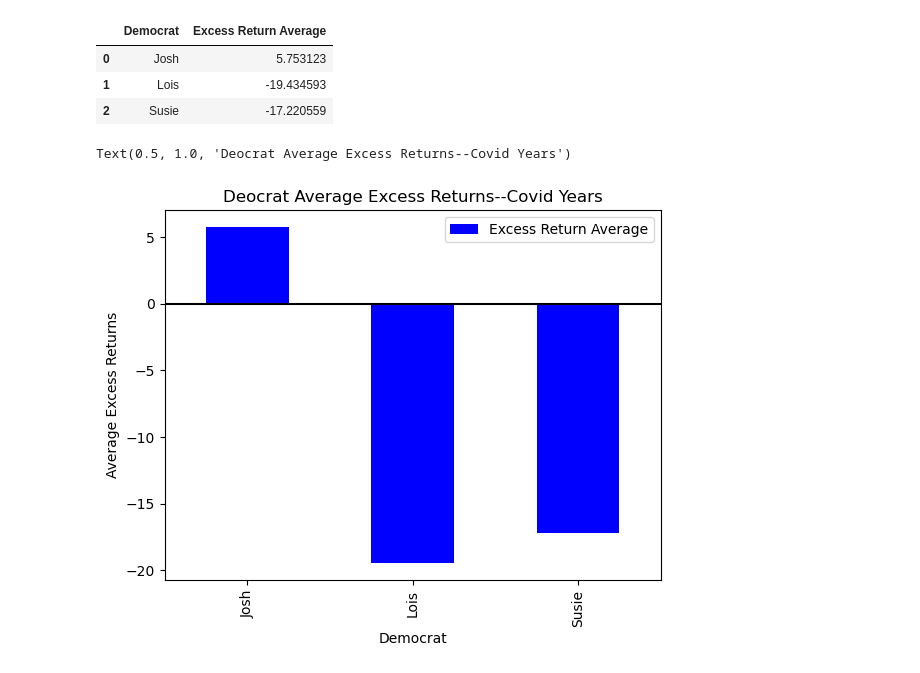
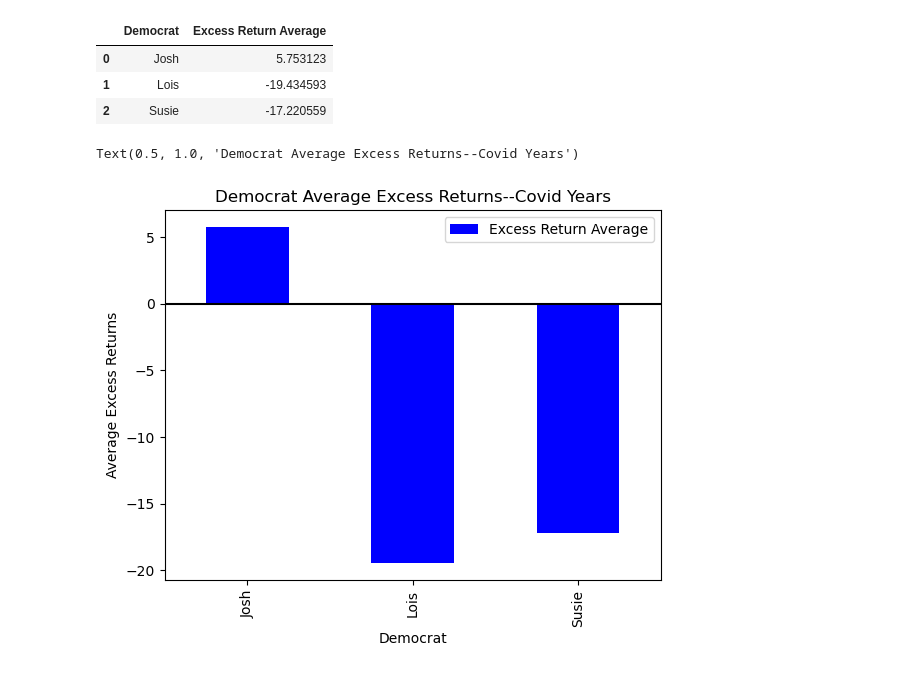
Before and after one commit to tsjohns9/ai-project-1, a Jupyter notebook: shayne.ipynb, the cells around one changed output. Cells and saved outputs as stored; diff of their text form; code cells hidden in the pictures.

```diff
--- a/shayne.ipynb
+++ b/shayne.ipynb
@@ -70,3 +70,5 @@ display(x_df_clean.tail())
 | 47268 | Mr. Alan S. Lowenthal | D | KANSAS CITY SOUTHERN | 2012-06-06 | Purchase | $1,001 - $15,000 | 89.238230 |
 | 47269 | Mr. Alan S. Lowenthal | D | EL PASO CORPORATION PREFERRED STOCK | 2012-03-20 | Sale | $1,001 - $15,000 | NaN |
 | 47270 | Mr. Alan S. Lowenthal | D | EL PASO CORPORATION PREFERRED STOCK | 2012-02-27 | Sale | $1,001 - $15,000 | NaN |
+# %%
+x_df_clean['Traded'] = pd.to_datetime(x_df_clean['Traded'])
@@ -167,3 +175,13 @@ df_perdue = x_df_clean[x_df_clean['Name_Party'] == 'Perdue, David (R)']
 df_lois = x_df_clean[x_df_clean['Name_Party'] == 'Lois Frankel (D)']
 df_greg = x_df_clean[x_df_clean['Name_Party'] == 'Greg Gianforte (R)']
 df_susie = x_df_clean[x_df_clean['Name_Party'] == 'Susie Lee (D)']
+
+top6_df = pd.concat([
+    df_josh,
+    df_thomas,
+    df_perdue,
+    df_lois,
+    df_greg,
+    df_susie
+], ignore_index=True)
+top6_df
@@ -248,0 +202,3 @@ perdue_fil
+# %%
+top6_fil = top6_df[(top6_df['Traded'] >= '2019-01-01') & (top6_df['Traded'] <= '2021-12-31')]
+top6_fil
@@ -249,3 +219,10 @@ perdue_fil
+# %%
+josh_fil = top6_fil[top6_fil['Name_Party'] == 'Josh Gottheimer (D)']
+thomas_fil = top6_fil[top6_fil['Name_Party'] == 'Thomas Macarthur (R)']
+perdue_fil = top6_fil[top6_fil['Name_Party'] == 'Perdue, David (R)']
+lois_fil = top6_fil[top6_fil['Name_Party'] == 'Lois Frankel (D)']
+greg_fil = top6_fil[top6_fil['Name_Party'] == 'Greg Gianforte (R)']
+susie_fil = top6_fil[top6_fil['Name_Party'] == 'Susie Lee (D)']
 # %%
 plt.plot(perdue_fil['Traded'], perdue_fil['excess_return'], color= 'r')
 plt.grid(True)
@@ -557,8 +546,8 @@ dem_excavg_df
 # %%
 dem_excavg_df.plot.bar(x='Democrat', y="Excess Return Average", color="b")
 plt.axhline(0, color='black', linestyle='-')
 plt.ylabel('Average Excess Returns')
-plt.title('Deocrat Average Excess Returns--Covid Years')
+plt.title('Democrat Average Excess Returns--Covid Years')
 # %% [output]
-Text(0.5, 1.0, 'Deocrat Average Excess Returns--Covid Years')
+Text(0.5, 1.0, 'Democrat Average Excess Returns--Covid Years')
-[figure, old version]
+[figure, new version]
```
Also changed, not shown: parts of 13 cells of this notebook, 1 other file.
